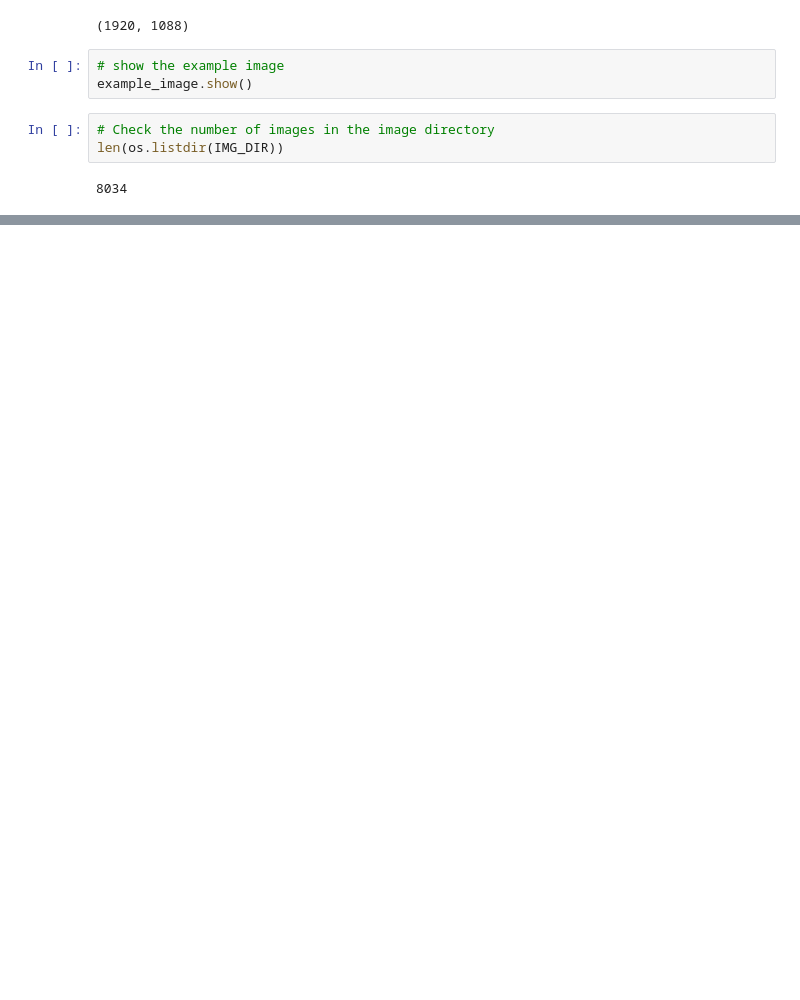
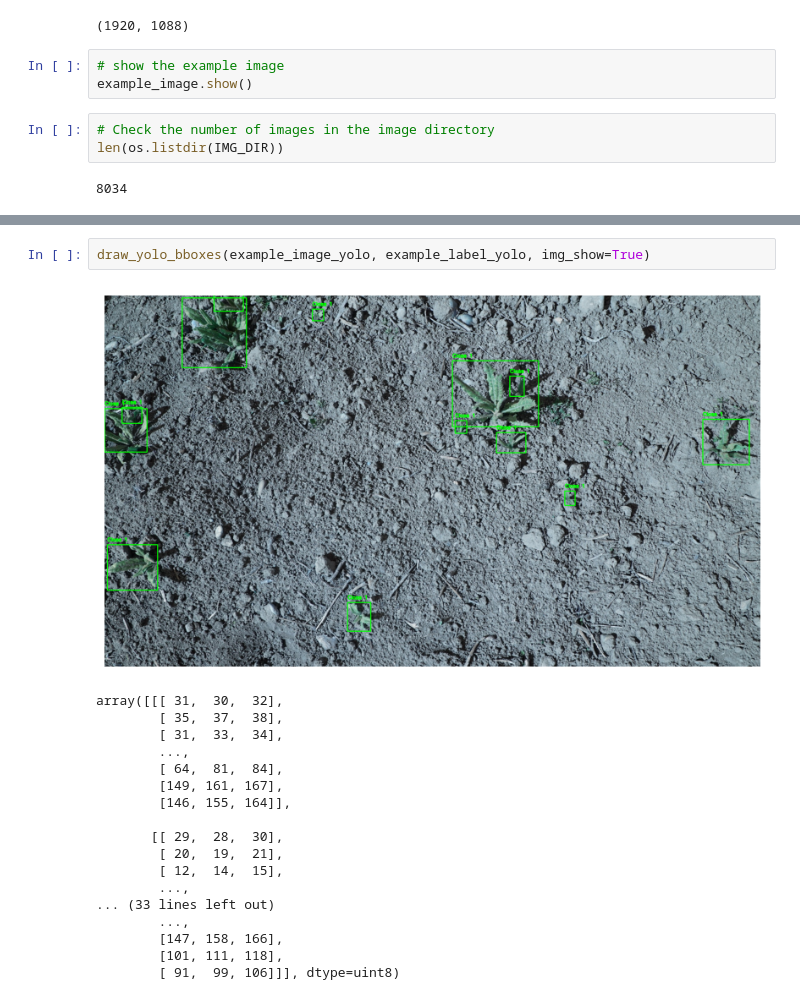
Before and after one commit to selinaweh/Studienarbeit, a Jupyter notebook: data_preprocessing/data_preprocessing.ipynb, the cells around one changed output, grey strips where cells are left out. Drawn from its saved outputs; the diff is of its cells as text; blank space fills up the shorter version.

```diff
--- a/data_preprocessing/data_preprocessing.ipynb
+++ b/data_preprocessing/data_preprocessing.ipynb
@@ -40,0 +221,21 @@ Sunflower2Eval 8035
+# %%
+draw_yolo_bboxes(example_image_yolo, example_label_yolo, img_show=True)
+# %% [output]
+[figure, added]
+array([[[ 31,  30,  32],
+        [ 35,  37,  38],
+        [ 31,  33,  34],
+        ...,
+        [ 64,  81,  84],
+        [149, 161, 167],
+        [146, 155, 164]],
+
+       [[ 29,  28,  30],
+        [ 20,  19,  21],
+        [ 12,  14,  15],
+        ...,
+... (33 lines left out)
+        ...,
+        [147, 158, 166],
+        [101, 111, 118],
+        [ 91,  99, 106]]], dtype=uint8)
```
Also changed, not shown: parts of 24 cells of this notebook, 23 other files.
